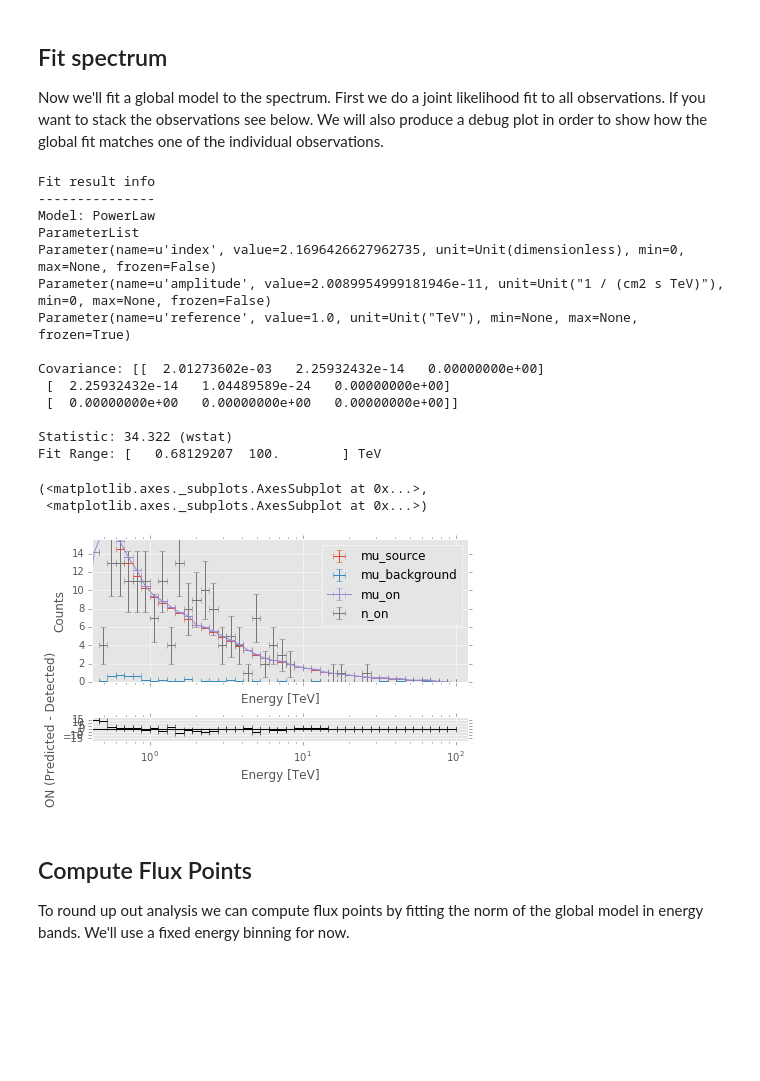
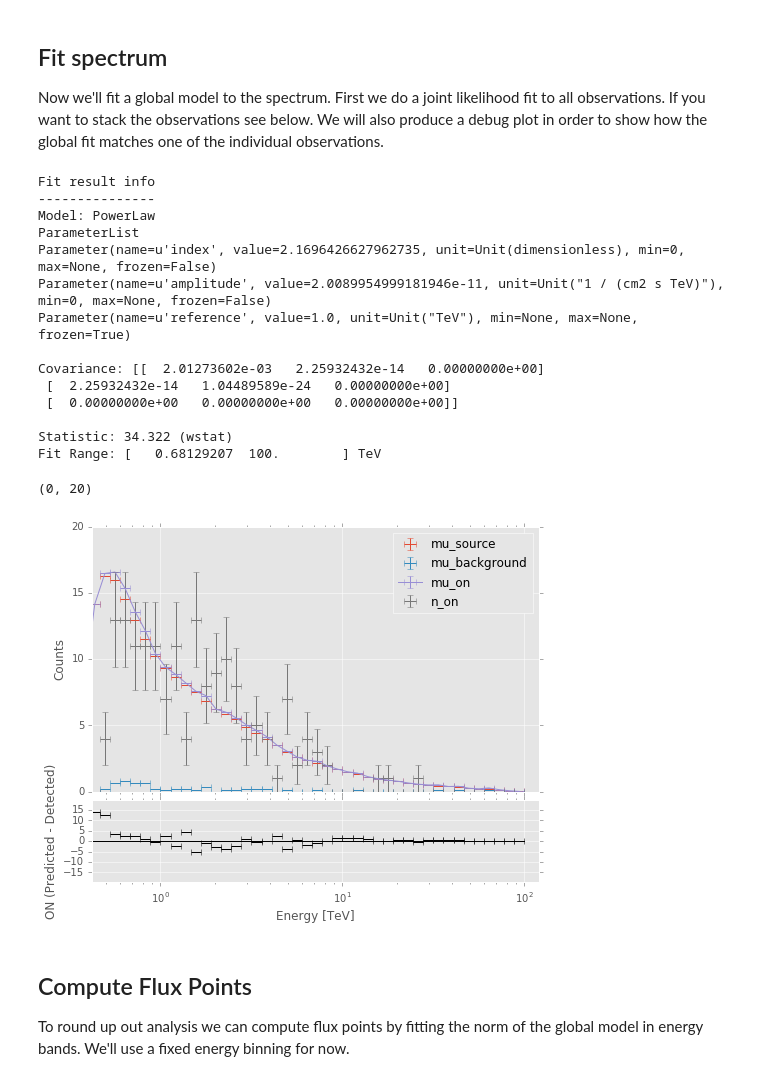
Before and after one commit to gammapy/gammapy-extra, a Jupyter notebook: notebooks/spectrum_analysis.ipynb, the cells around one changed output. Cells and saved outputs as stored; diff of their text form; code cells hidden in the pictures; blank space fills up the shorter version.

```diff
--- a/notebooks/spectrum_analysis.ipynb
+++ b/notebooks/spectrum_analysis.ipynb
@@ -304,27 +304,27 @@ fit = SpectrumFit(extraction.observations, model)
 fit.fit()
 fit.est_errors()
 #fit.run(outdir = ANALYSIS_DIR)
-
-print(fit.result[0])
-fit.result[1].plot()
-# %% [output]
-Fit result info
----------------
-Model: PowerLaw
-ParameterList
-Parameter(name=u'index', value=2.1696426627962735, unit=Unit(dimensionless), min=0, max=None, frozen=False)
-Parameter(name=u'amplitude', value=2.0089954999181946e-11, unit=Unit("1 / (cm2 s TeV)"), min=0, max=None, frozen=False)
-Parameter(name=u'reference', value=1.0, unit=Unit("TeV"), min=None, max=None, frozen=True)
-
-Covariance: [[  2.01273602e-03   2.25932432e-14   0.00000000e+00]
- [  2.25932432e-14   1.04489589e-24   0.00000000e+00]
- [  0.00000000e+00   0.00000000e+00   0.00000000e+00]]
-
-Statistic: 34.322 (wstat)
-Fit Range: [   0.68129207  100.        ] TeV
-(<matplotlib.axes._subplots.AxesSubplot at 0x...>,
- <matplotlib.axes._subplots.AxesSubplot at 0x...>)
-[figure, removed]
+# %%
+print(fit.result[0])
+ax0, ax1 = fit.result[1].plot(figsize=(8,8))
+ax0.set_ylim(0, 20)
+# %% [output]
+Fit result info
+---------------
+Model: PowerLaw
+ParameterList
+Parameter(name=u'index', value=2.1696426627962735, unit=Unit(dimensionless), min=0, max=None, frozen=False)
+Parameter(name=u'amplitude', value=2.0089954999181946e-11, unit=Unit("1 / (cm2 s TeV)"), min=0, max=None, frozen=False)
+Parameter(name=u'reference', value=1.0, unit=Unit("TeV"), min=None, max=None, frozen=True)
+
+Covariance: [[  2.01273602e-03   2.25932432e-14   0.00000000e+00]
+ [  2.25932432e-14   1.04489589e-24   0.00000000e+00]
+ [  0.00000000e+00   0.00000000e+00   0.00000000e+00]]
+
+Statistic: 34.322 (wstat)
+Fit Range: [   0.68129207  100.        ] TeV
+(0, 20)
+[figure, added]
 # %% [markdown]
 ## Compute Flux Points
 
```
Also changed, not shown: parts of 1 cell of this notebook.
